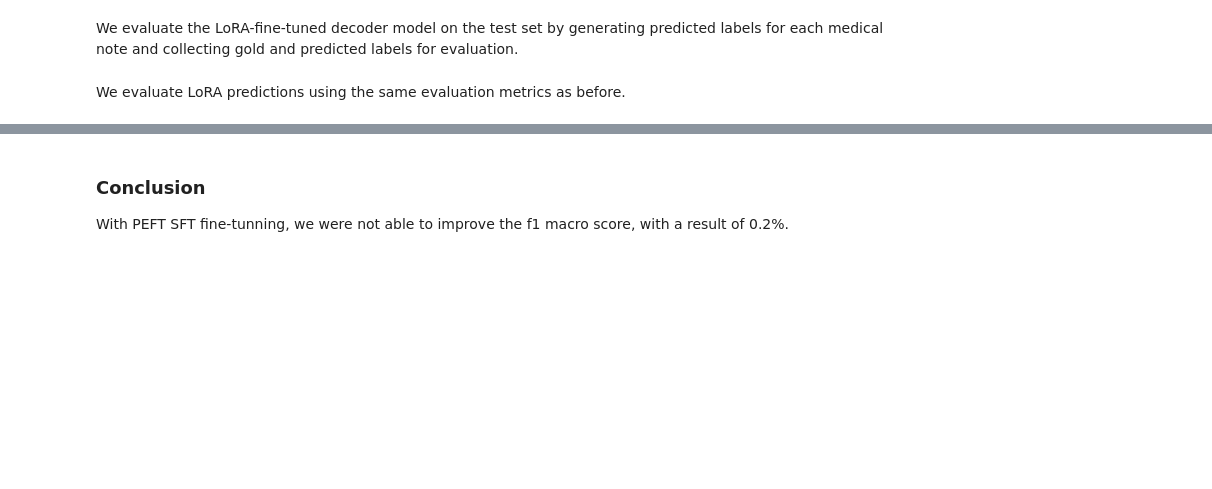
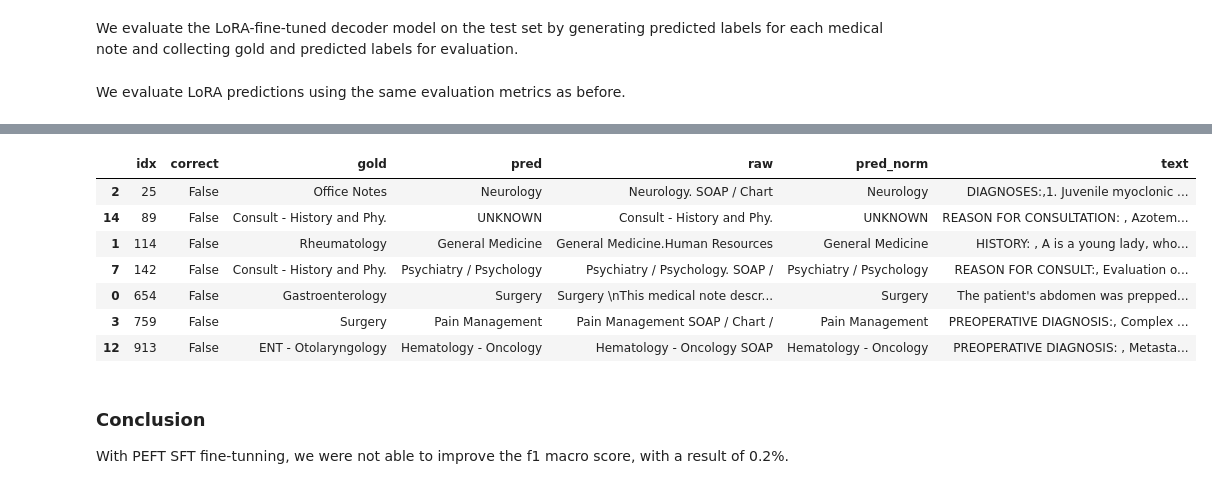
Before and after one commit to Schoggi-Mimi/nlp-project-2025, a Jupyter notebook: notebooks/03_prediction_model.ipynb, the cells around one changed output, grey strips where cells are left out. Cells and saved outputs as stored; diff of their text form; code cells hidden in the pictures; blank space fills up the shorter version.

```diff
--- a/notebooks/03_prediction_model.ipynb
+++ b/notebooks/03_prediction_model.ipynb
@@ -1734,6 +1748,15 @@ Human check | n=25 | sample accuracy = 48.00%
 # %%
 
-hc_qwen_lora_raw[hc_qwen_lora_raw["correct"] == False].head(10)
+hc_lora[hc_lora["correct"] == False].head(10)
+# %% [output]
+|  | idx | correct | gold | pred | raw | pred_norm | text |
+| 2 | 25 | False | Office Notes | Neurology | Neurology. SOAP / Chart | Neurology | DIAGNOSES:,1. Juvenile myoclonic ... |
+| 14 | 89 | False | Consult - History and Phy. | UNKNOWN | Consult - History and Phy. | UNKNOWN | REASON FOR CONSULTATION: , Azotem... |
+| 1 | 114 | False | Rheumatology | General Medicine | General Medicine.Human Resources | General Medicine | HISTORY: , A is a young lady, who... |
+| 7 | 142 | False | Consult - History and Phy. | Psychiatry / Psychology | Psychiatry / Psychology. SOAP / | Psychiatry / Psychology | REASON FOR CONSULT:, Evaluation o... |
+| 0 | 654 | False | Gastroenterology | Surgery | Surgery \nThis medical note descr... | Surgery | The patient's abdomen was prepped... |
+| 3 | 759 | False | Surgery | Pain Management | Pain Management SOAP / Chart / | Pain Management | PREOPERATIVE DIAGNOSIS:, Complex ... |
+| 12 | 913 | False | ENT - Otolaryngology | Hematology - Oncology | Hematology - Oncology SOAP | Hematology - Oncology | PREOPERATIVE DIAGNOSIS: , Metasta... |
 # %% [markdown]
 ### Conclusion
 
```
Also changed, not shown: parts of 10 cells of this notebook.
